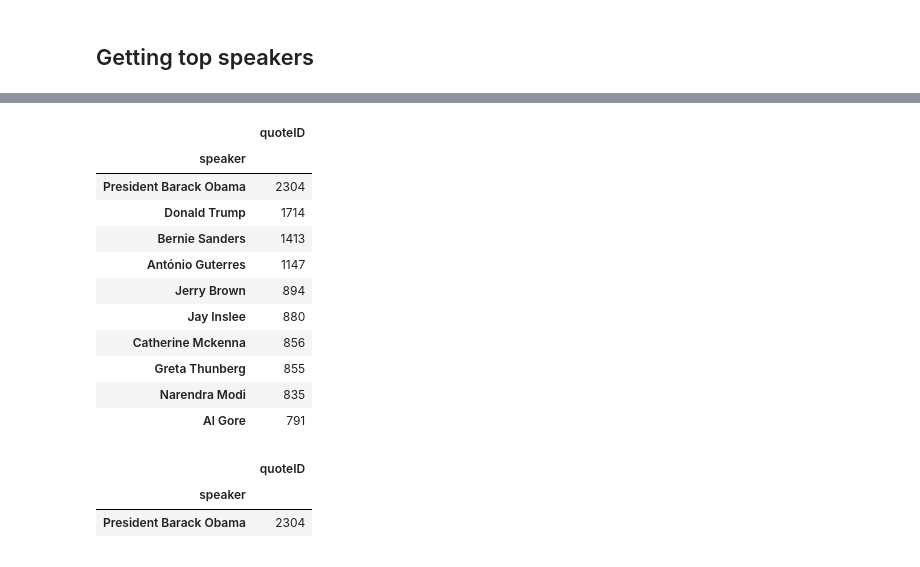
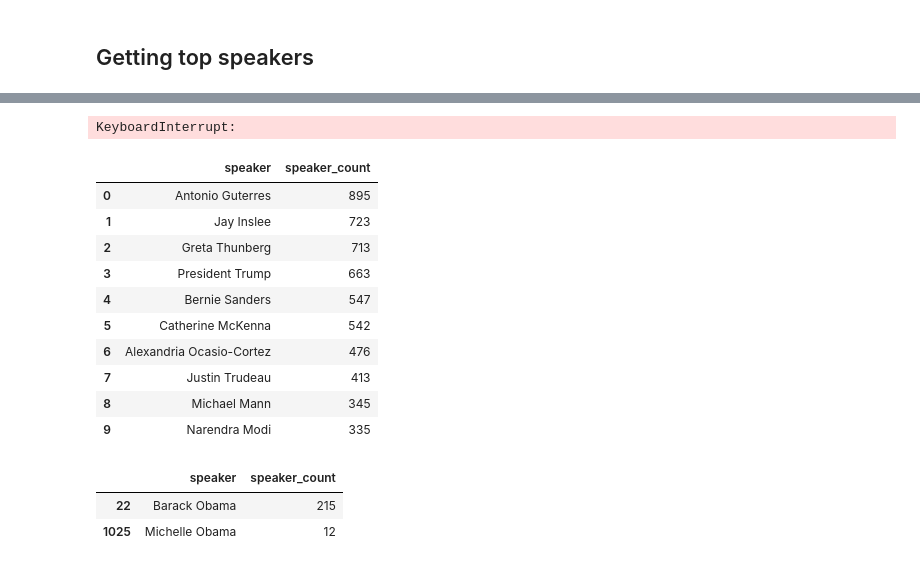
Before and after one commit to epfl-ada/ada-2021-project-hach, a Jupyter notebook: compilation.ipynb, the cells around one changed output, grey strips where cells are left out. Cells and saved outputs as stored; diff of their text form; code cells hidden in the pictures.

```diff
--- a/compilation.ipynb
+++ b/compilation.ipynb
@@ -43,7 +46,7 @@ for y in range(2015, 2021):
     climate_dfs[y] = pd.read_pickle('data/climate_df_{}.pkl'.format(y))
 # %%
 full_climate_df = pd.DataFrame(columns = climate_dfs[2015].columns)
-for y in range(2015, 2021):
+for y in range(2018, 2020):
     full_climate_df = full_climate_df.append(climate_dfs[y])
 # %% [markdown]
 ## Cleaning dataset
@@ -84,10 +87,10 @@ Wall time: 22.4 s
 # %% [markdown]
 ## Getting top speakers
-# %%
-top_speakers = pd.DataFrame()
-for y in range(2015, 2021):
-    count = climate_dfs[y].query('speaker != "None"').groupby('speaker')['quoteID'].count().sort_values(ascending=False).to_frame()
-    count = count.rename(columns={"quoteID": "count"}).reset_index()
-    count.insert(0, 'year', y)
-    count.insert(3, 'rank', count.index + 1)
-    top_speakers = top_speakers.append(count)
+# %%
+def get_top_speakers(df):
+    """function to extract the top 10 speakers"""
+
+    top_speakers = df[df.speaker != "None"].groupby('speaker')['speaker'].count().sort_values(ascending=False).to_frame().add_suffix('_count')
+    top_speakers.reset_index(drop=False, inplace=True)
+
+    return top_speakers
@@ -112,23 +124,27 @@ top_speakers
+# %%
+%%time
+top_speakers.apply(lambda x: full_climate_df[full_climate_df.speaker == x.speaker].qids, axis=1)
+# %% [output]
+KeyboardInterrupt:
 # %%
-selected_speakers = full_climate_df.query('speaker != "None"').groupby('speaker')['quoteID'].count().sort_values(ascending=False).to_frame()
+top_speakers = get_top_speakers(full_climate_df)
 # %%
-selected_speakers[:10]
+top_speakers[:10]
 # %% [output]
-|  | quoteID |
-| speaker |  |
-| President Barack Obama | 2304 |
-| Donald Trump | 1714 |
-| Bernie Sanders | 1413 |
-| António Guterres | 1147 |
-| Jerry Brown | 894 |
-| Jay Inslee | 880 |
-| Catherine Mckenna | 856 |
-| Greta Thunberg | 855 |
-| Narendra Modi | 835 |
-| Al Gore | 791 |
+|  | speaker | speaker_count |
+| 0 | Antonio Guterres | 895 |
+| 1 | Jay Inslee | 723 |
+| 2 | Greta Thunberg | 713 |
+| 3 | President Trump | 663 |
+| 4 | Bernie Sanders | 547 |
+| 5 | Catherine McKenna | 542 |
+| 6 | Alexandria Ocasio-Cortez | 476 |
+| 7 | Justin Trudeau | 413 |
+| 8 | Michael Mann | 345 |
+| 9 | Narendra Modi | 335 |
 # %%
-selected_speakers.query('speaker == "President Barack Obama"')
+top_speakers[top_speakers.speaker.str.contains("Obama")]
 # %% [output]
-|  | quoteID |
-| speaker |  |
-| President Barack Obama | 2304 |
+|  | speaker | speaker_count |
+| 22 | Barack Obama | 215 |
+| 1025 | Michelle Obama | 12 |
```
Also changed, not shown: parts of 28 cells of this notebook, 2 other files.
